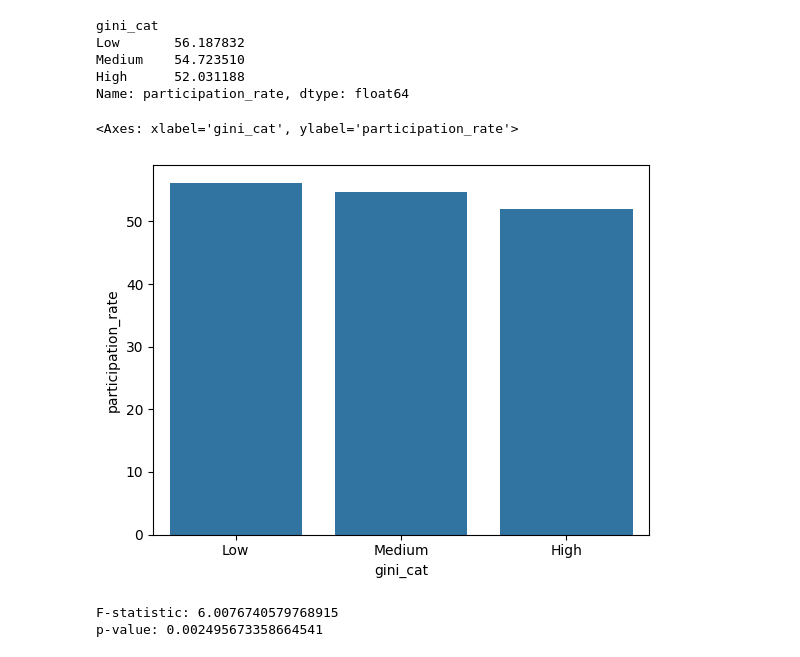
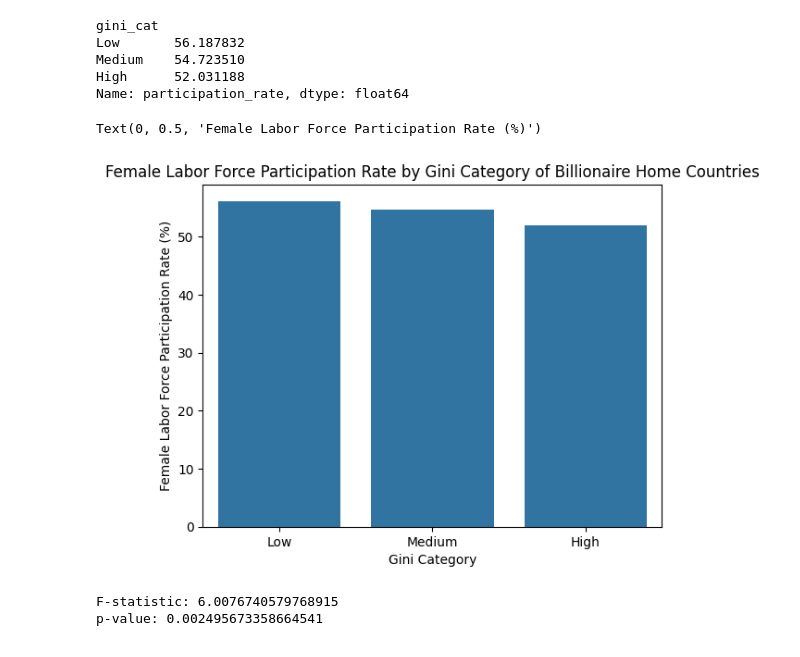
Before and after one commit to ErinZhan2500/SI618FinalProject, a Jupyter notebook: FinalProject.ipynb, the cells around one changed output. Cells and saved outputs as stored; diff of their text form; code cells hidden in the pictures.

```diff
--- a/FinalProject.ipynb
+++ b/FinalProject.ipynb
@@ -789,11 +791,14 @@ Low       56.187832
 Medium    54.723510
 High      52.031188
 Name: participation_rate, dtype: float64
-# %%
-sns.barplot(final_df.groupby('gini_cat')['participation_rate'].mean())
-# %% [output]
-<Axes: xlabel='gini_cat', ylabel='participation_rate'>
-[figure, removed]
+# %%
+sns.barplot(final_df.groupby('gini_cat')['participation_rate'].mean())
+plt.title('Female Labor Force Participation Rate by Gini Category of Billionaire Home Countries')
+plt.xlabel('Gini Category')
+plt.ylabel('Female Labor Force Participation Rate (%)')
+# %% [output]
+Text(0, 0.5, 'Female Labor Force Participation Rate (%)')
+[figure, added]
 # %%
 low_group = final_df[final_df['gini_cat'] == 'Low']['participation_rate'].dropna()
 medium_group = final_df[final_df['gini_cat'] == 'Medium']['participation_rate'].dropna()
```
Also changed, not shown: parts of 2 cells of this notebook.
